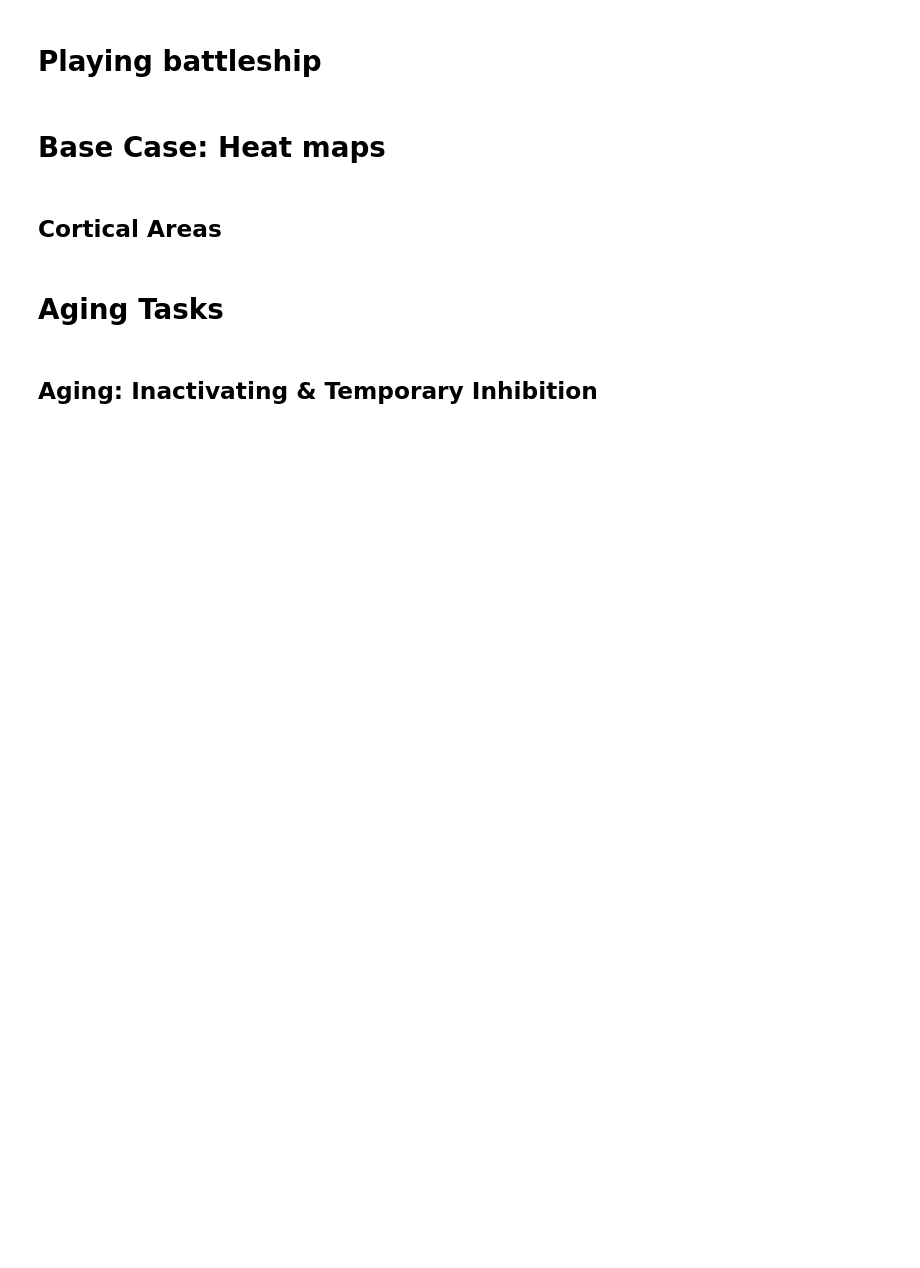
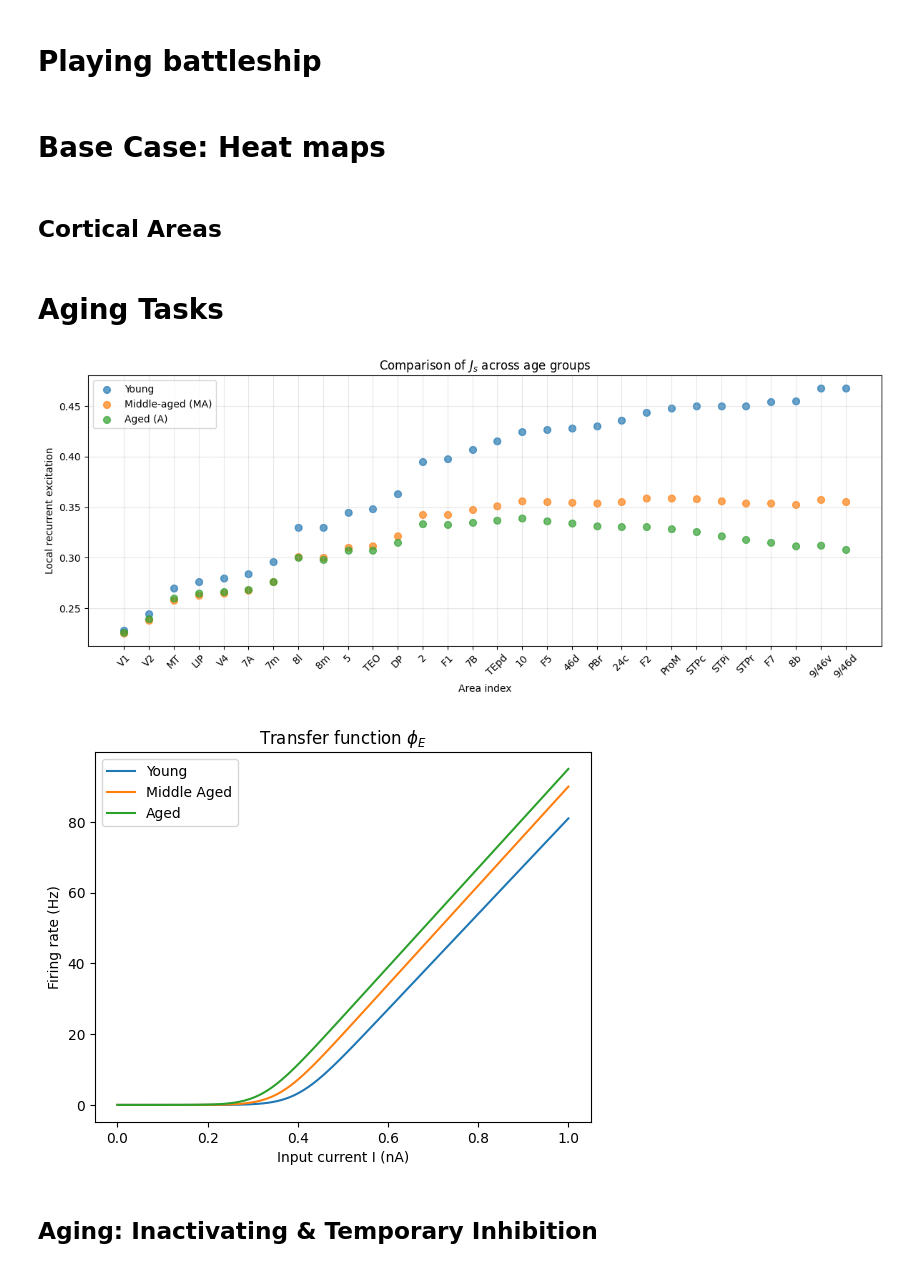
Before and after one commit to Davide537/Mathematical-Models, a Jupyter notebook: WM Model/Aging model.ipynb, the cells around one changed output. Cells and saved outputs as stored; diff of their text form; code cells hidden in the pictures; blank space fills up the shorter version.

```diff
--- a/WM Model/Aging model.ipynb
+++ b/WM Model/Aging model.ipynb
@@ -1462,37 +1477,40 @@ plot_cortical_map_overlay(mech=mech, J_max = 0.27,G = 0.5)
 mech = ('FI', 'spine')
 A = BuildModel(age='Y', aging_mechanism=mech, J_max=0.468,G=0.21)
 C = BuildModel(age="MA", aging_mechanism=mech, J_max=0.468,G=0.21)
 D = BuildModel(age="A", aging_mechanism=mech, J_max=0.468,G=0.21)
 
 # Fig 1
 plt.figure(figsize=(12, 5))
 
-plt.scatter(range(30), A.g_E_self[np.argsort(A.hierarchy)], label='Young', alpha=0.7, s=50)
-plt.scatter(range(30), C.g_E_self[np.argsort(C.hierarchy)], label='Middle-aged (MA)', alpha=0.7, s=50)
-plt.scatter(range(30), D.g_E_self[np.argsort(D.hierarchy)], label='Aged (A)', alpha=0.7, s=50)
+plt.scatter(range(30), A.g_E_self[A.spine_order], label='Young', alpha=0.7, s=50)
+plt.scatter(range(30), C.g_E_self[C.spine_order], label='Middle-aged (MA)', alpha=0.7, s=50)
+plt.scatter(range(30), D.g_E_self[D.spine_order], label='Aged (A)', alpha=0.7, s=50)
 
 plt.xlabel('Area index')
 plt.ylabel(fr'Local recurrent excitation')
 plt.title(fr'Comparison of $J_s$ across age groups')
 
 plt.legend()
 plt.grid(alpha=0.3)
-plt.xticks(range(C.num_areas), C.area_list, rotation=45)
+plt.xticks(range(C.num_areas), C.area_list[C.spine_order], rotation=45)
 plt.tight_layout()
 plt.savefig(f'Fig/J_s aging.svg', dpi=150, bbox_inches='tight')
 plt.show()
 
 def phi_E_2(I, a_E, b_E, d_E):
     return (a_E * I - b_E) / (1 - np.exp(-d_E * (a_E * I - b_E)))
 
 xc = np.linspace(0,1,100)
 for a,b,age in zip([135,140,140], [54,50,45],['Young', 'Middle Aged', 'Aged']):
     plt.plot(xc,phi_E_2(xc, a, b, 0.308 ), label=fr"{age}")
 plt.title(fr'Transfer function $\phi_E$')
 plt.legend()
 plt.xlabel('Input current I (nA)')
 plt.ylabel('Firing rate (Hz)')
 plt.show()
+# %% [output]
+[figure, added]
+[figure, added]
 # %% [markdown]
 ## Aging: Inactivating & Temporary Inhibition
 # %%
```
Also changed, not shown: parts of 5 cells of this notebook, 33 other files.
